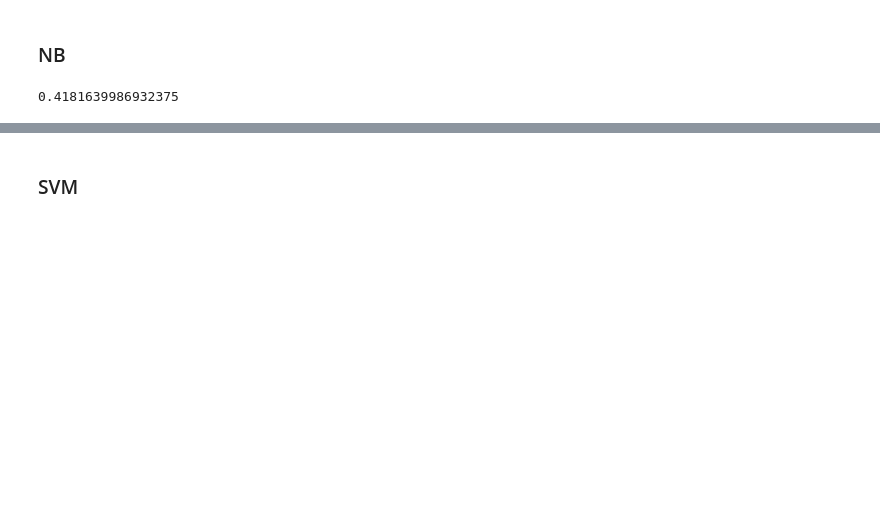
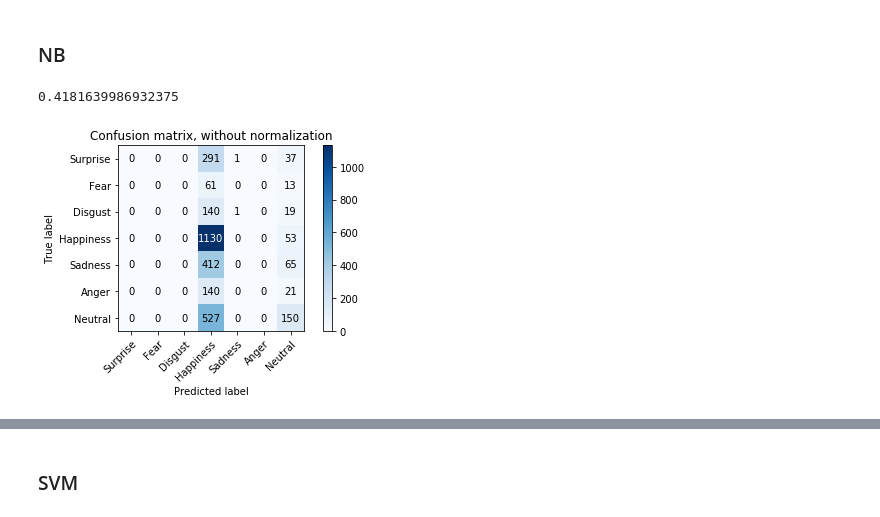
Before and after one commit to thanhhungqb/AI-theory, a Jupyter notebook: classifier.ipynb, the cells around one changed output, grey strips where cells are left out. Saved outputs shown, nothing was run; the diff lists cells and outputs as text; code cells hidden in the pictures; blank space fills up the shorter version.

```diff
--- a/classifier.ipynb
+++ b/classifier.ipynb
@@ -74,6 +43,28 @@ def pre_processing():
+# %%
+# one time, later load from docs_data_pkl
+if not is_use_pre_run:
+    train_docs, train_targets = build_docs(vocab, fname_train, labels_train)
+    test_docs, test_targets = build_docs(vocab, fname_test, labels_test)
+
+    # save to use later
+    docs_data = train_docs, train_targets, test_docs, test_targets
+    with open('docs-data.pkl', 'wb') as f:
+        pickle.dump(docs_data, f)
+# %%
+# load pre_run docs_data
+if is_use_pre_run:
+    with open(docs_data_pkl, 'rb') as f:
+        docs_data = pickle.load(f)
+# %%
+train_docs, train_targets, test_docs, test_targets = docs_data
 # %%
-X_train_tf, train_targets, X_test_tf, test_targets = pre_processing()
+X_train_tf, train_targets = build_tf_idf_docs(train_docs, train_targets)
+X_test_tf, test_targets = build_tf_idf_docs(test_docs, test_targets)
 # %% [markdown]
 ### NB
 # %%
 clf = MultinomialNB().fit(X_train_tf, train_targets)
+predicted = clf.predict(X_test_tf)
+np.mean(predicted == test_targets)
+# %% [output]
+0.4181639986932375
@@ -82,4 +71,4 @@ predicted = clf.predict(X_test_tf)
-# %%
-np.mean(predicted == test_targets)
-# %% [output]
-0.4181639986932375
+# %%
+_ = plot_confusion_matrix(test_targets, predicted, classes)
+# %% [output]
+[figure, added]
```
Also changed, not shown: parts of 70 cells of this notebook, 1 other file.
